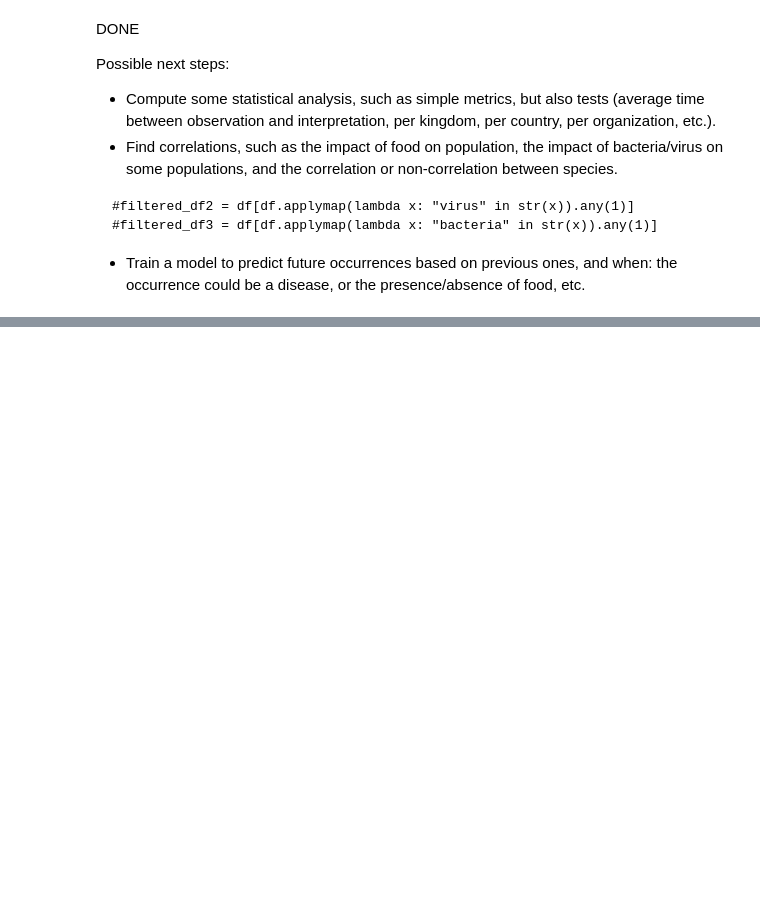
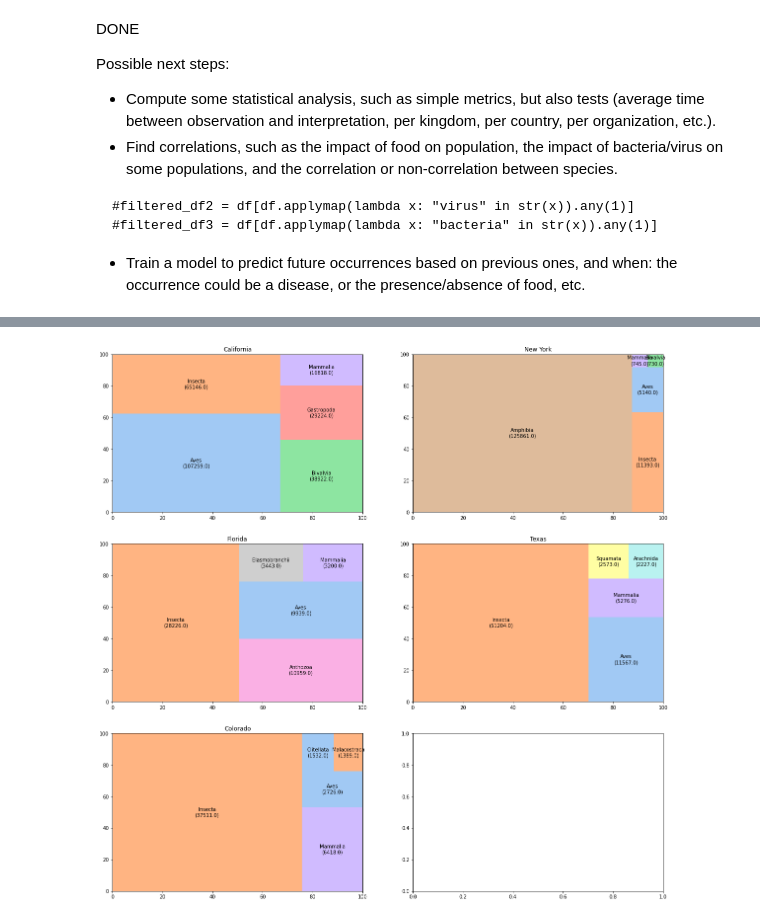
Before and after one commit to marqub/gbif-species-distribution, a Jupyter notebook: notebooks/phase-1-data-exploration.ipynb, the cells around one changed output, grey strips where cells are left out. Drawn from its saved outputs; the diff is of its cells as text; code cells hidden in the pictures; blank space fills up the shorter version.

```diff
--- a/notebooks/phase-1-data-exploration.ipynb
+++ b/notebooks/phase-1-data-exploration.ipynb
@@ -420,0 +424,18 @@ Possible next steps:
+# %%
+# create a dictionary to store the top 5 classes for each state
+top_classes_per_state = {}
+
+for state in top_states.index:
+    # create a new dataframe for the current state
+    df_state = df_us[df_us['env_stateProvince'] == state]
+    # group by kingdom and class, and count the number of observations
+    classes_count = df_state.groupby(["species_kingdom", "species_class"])["meta_individualCount"].sum()
+    # for the Animalia, get the top 5 classes by count
+    animalia_classes = classes_count.loc["Animalia"].nlargest(5)
+    # add the top classes for each kingdom to the dictionary
+    top_classes_per_state[state] = {"Animalia": animalia_classes}
+
+# print the top classes for each state
+for state, classes in top_classes_per_state.items():
+    print(state + ":")
+    print("Animals:", classes["Animalia"])
@@ -420,0 +460,45 @@ Possible next steps:
+# %%
+import seaborn as sns
+import squarify
+
+def assign_colors(species_class):
+    """
+    Assign a color to a species class if it hasn't been assigned one yet.
+    """
+    if species_class not in class_colors:
+        class_colors[species_class] = color_pool[0]
+        color_pool.remove(class_colors[species_class])
+    return class_colors[species_class]
+
+def plot_treemap(ax, state, species_class, species_class_counts):
+    """
+    Plot a treemap of the species classes and their counts for a given state.
+    """
+    colors = [assign_colors(sc) for sc in species_class]
+    labels = [f"{sc}\n({scc})" for sc, scc in zip(species_class, species_class_counts)]
+    squarify.plot(sizes=species_class_counts, label=labels, color=colors, ax=ax)
+    ax.set_title(state)
+
+# Create a figure with 3 rows and 2 columns of subplots
+fig, axes = plt.subplots(nrows=3, ncols=2, figsize=(20,20))
+
+# Flatten the list of axes
+axes_list = [item for sublist in axes for item in sublist]
+
+# Create a color palette
+color_pool = sns.color_palette("pastel", 30)
+
+# Initialize an empty dictionary to store the assigned colors for each species class
+class_colors = {}
+
+# Iterate over the top states
+for i, state in enumerate(top_states.index):
+    # Get the species classes and their counts for the current state
+    species_classes = top_classes_per_state[state]["Animalia"].index
+    species_class_counts = top_classes_per_state[state]["Animalia"].values
+    plot_treemap(axes_list[i], state, species_classes, species_class_counts)
+
+# Show the plot
+plt.show()
+# %% [output]
+[figure, added]
```
Also changed, not shown: parts of 20 cells of this notebook.
